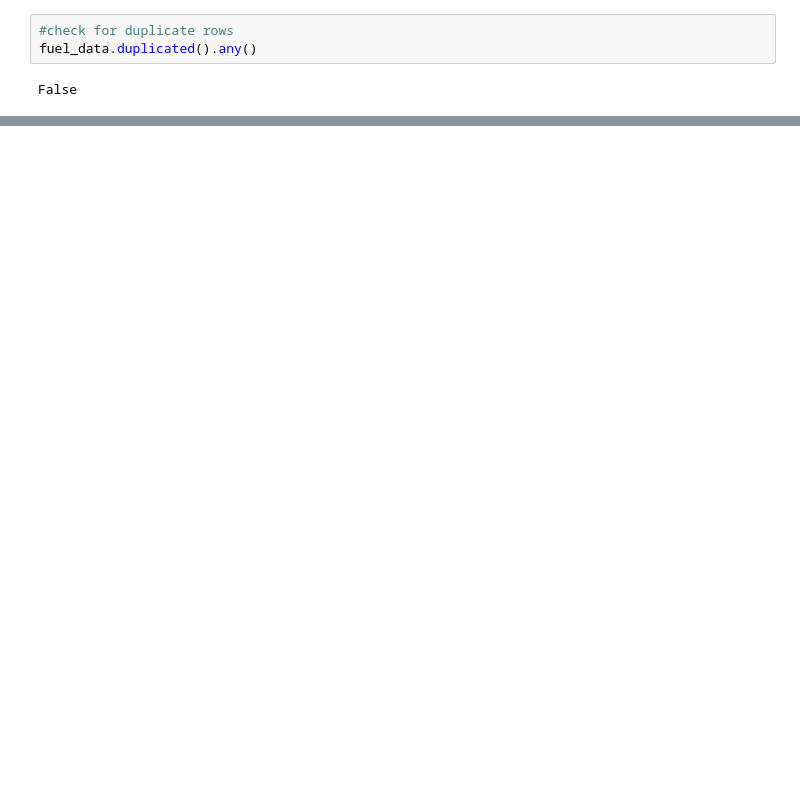
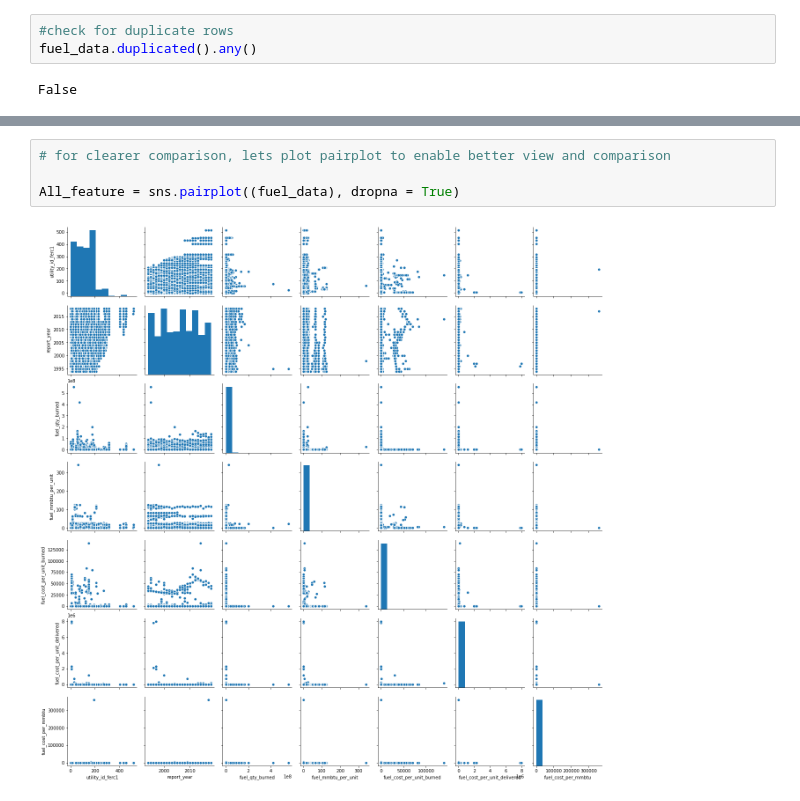
Before and after one commit to johnsonejike/Data_sharing_johnson, a Jupyter notebook: ipython_ML.ipynb, the cells around one changed output, grey strips where cells are left out. Saved outputs shown, nothing was run; the diff lists cells and outputs as text; blank space fills up the shorter version.

```diff
--- a/ipython_ML.ipynb
+++ b/ipython_ML.ipynb
@@ -125,0 +303,6 @@ False
+# %%
+# for clearer comparison, lets plot pairplot to enable better view and comparison
+
+All_feature = sns.pairplot((fuel_data), dropna = True)
+# %% [output]
+[figure, added]
```
Also changed, not shown: parts of 53 cells of this notebook.
